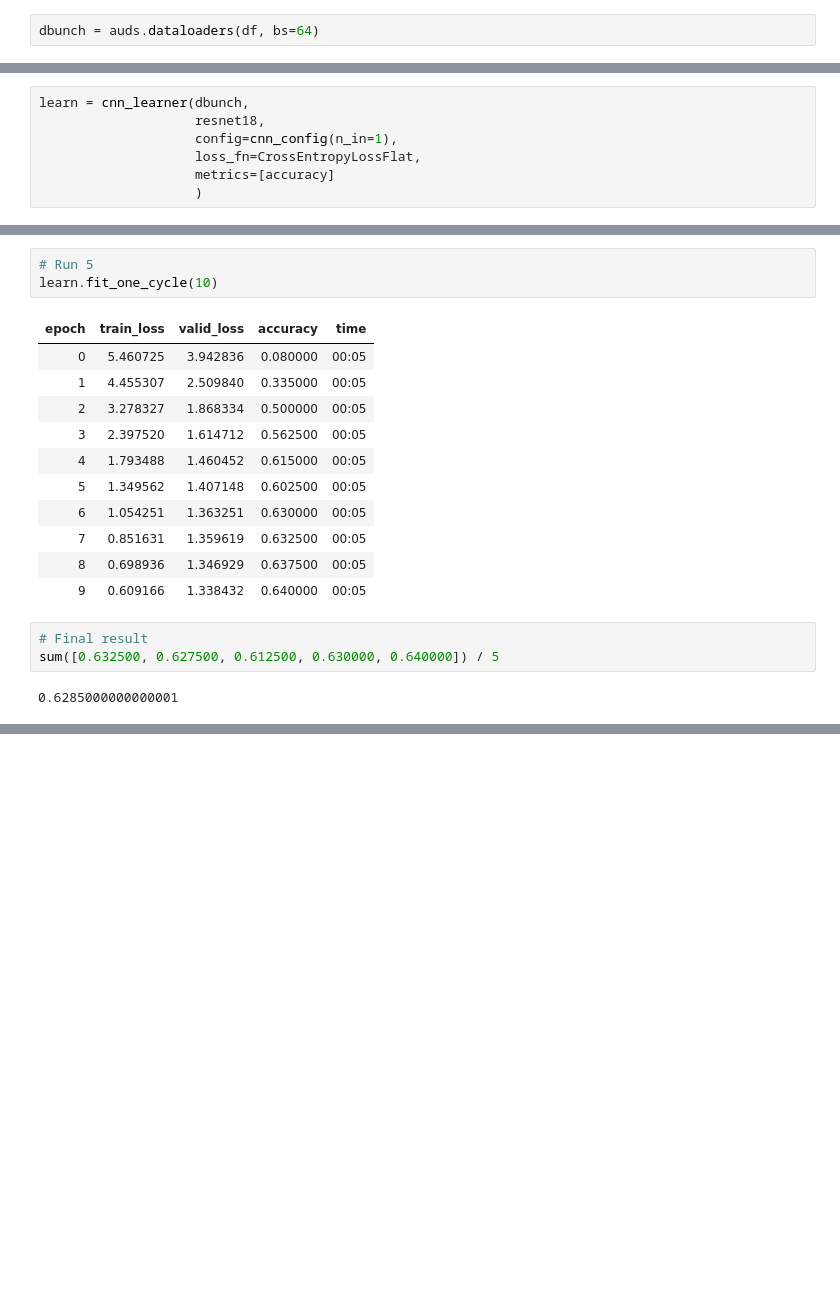
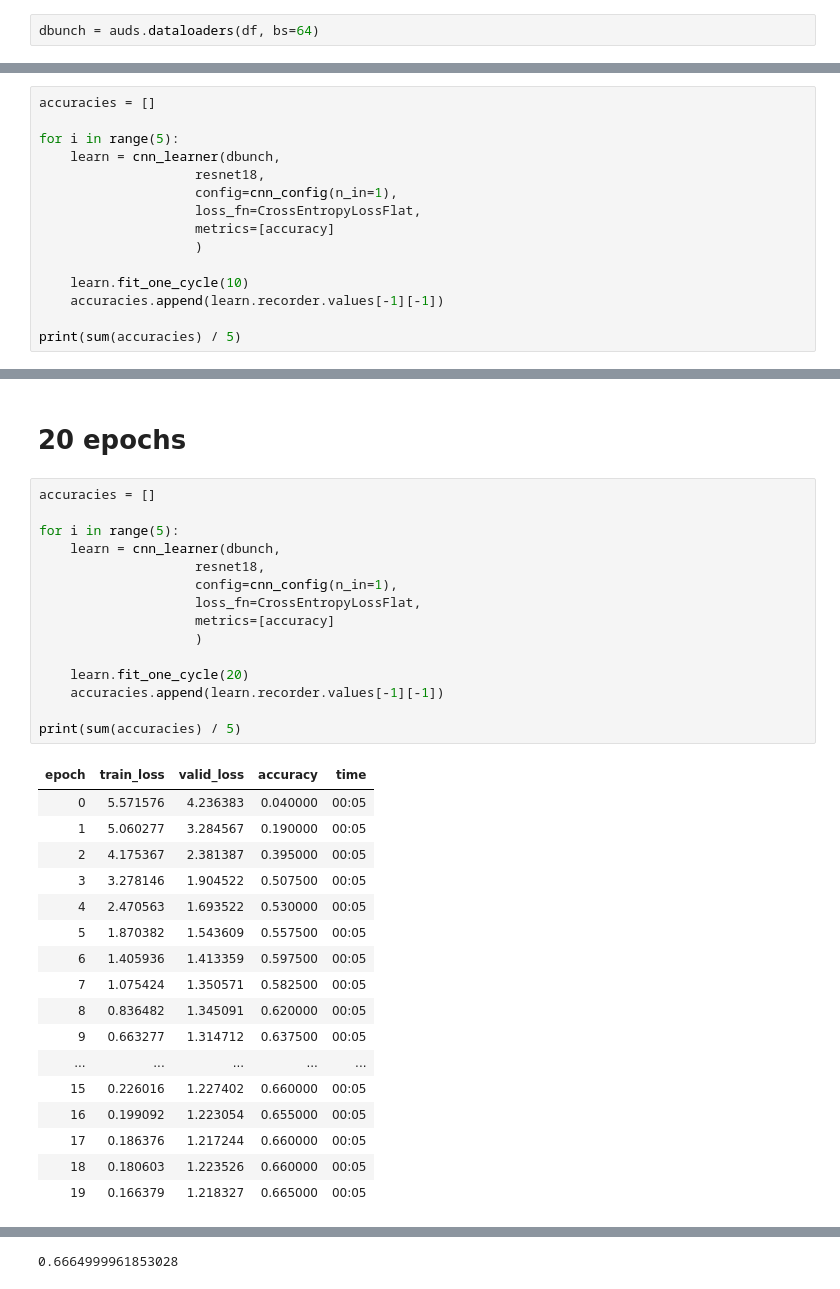
Before and after one commit to fastaudio/Audio-Competition, a Jupyter notebook: ESC-50-baseline-1Fold.ipynb, the cells around one changed output, grey strips where cells are left out. Saved outputs shown, nothing was run; the diff lists cells and outputs as text; blank space fills up the shorter version.

```diff
--- a/ESC-50-baseline-1Fold.ipynb
+++ b/ESC-50-baseline-1Fold.ipynb
@@ -71,7 +73,15 @@ dbunch.show_batch(figsize=(10, 5))
 # %%
-learn = cnn_learner(dbunch,
+accuracies = []
+
+for i in range(5):
+    learn = cnn_learner(dbunch,
                     resnet18,
                     config=cnn_config(n_in=1),
                     loss_fn=CrossEntropyLossFlat,
                     metrics=[accuracy]
                     )
+
+    learn.fit_one_cycle(10)
+    accuracies.append(learn.recorder.values[-1][-1])
+
+print(sum(accuracies) / 5)
@@ -138,20 +145,35 @@ learn.fit_one_cycle(10)
-# %%
-# Run 5
-learn.fit_one_cycle(10)
-# %% [output]
-| epoch | train_loss | valid_loss | accuracy | time |
-| 0 | 5.460725 | 3.942836 | 0.080000 | 00:05 |
-| 1 | 4.455307 | 2.509840 | 0.335000 | 00:05 |
-| 2 | 3.278327 | 1.868334 | 0.500000 | 00:05 |
-| 3 | 2.397520 | 1.614712 | 0.562500 | 00:05 |
-| 4 | 1.793488 | 1.460452 | 0.615000 | 00:05 |
-| 5 | 1.349562 | 1.407148 | 0.602500 | 00:05 |
-| 6 | 1.054251 | 1.363251 | 0.630000 | 00:05 |
-| 7 | 0.851631 | 1.359619 | 0.632500 | 00:05 |
-| 8 | 0.698936 | 1.346929 | 0.637500 | 00:05 |
-| 9 | 0.609166 | 1.338432 | 0.640000 | 00:05 |
-# %%
-# Final result
-sum([0.632500, 0.627500, 0.612500, 0.630000, 0.640000]) / 5
-# %% [output]
-0.6285000000000001
+# %% [markdown]
+# 20 epochs
+# %%
+accuracies = []
+
+for i in range(5):
+    learn = cnn_learner(dbunch,
+                    resnet18,
+                    config=cnn_config(n_in=1),
+                    loss_fn=CrossEntropyLossFlat,
+                    metrics=[accuracy]
+                    )
+
+    learn.fit_one_cycle(20)
+    accuracies.append(learn.recorder.values[-1][-1])
+
+print(sum(accuracies) / 5)
+# %% [output]
+| epoch | train_loss | valid_loss | accuracy | time |
+| 0 | 5.571576 | 4.236383 | 0.040000 | 00:05 |
+| 1 | 5.060277 | 3.284567 | 0.190000 | 00:05 |
+| 2 | 4.175367 | 2.381387 | 0.395000 | 00:05 |
+| 3 | 3.278146 | 1.904522 | 0.507500 | 00:05 |
+| 4 | 2.470563 | 1.693522 | 0.530000 | 00:05 |
+| 5 | 1.870382 | 1.543609 | 0.557500 | 00:05 |
+| 6 | 1.405936 | 1.413359 | 0.597500 | 00:05 |
+| 7 | 1.075424 | 1.350571 | 0.582500 | 00:05 |
+| 8 | 0.836482 | 1.345091 | 0.620000 | 00:05 |
+| 9 | 0.663277 | 1.314712 | 0.637500 | 00:05 |
+| ... | ... | ... | ... | ... |
+| 15 | 0.226016 | 1.227402 | 0.660000 | 00:05 |
+| 16 | 0.199092 | 1.223054 | 0.655000 | 00:05 |
+| 17 | 0.186376 | 1.217244 | 0.660000 | 00:05 |
+| 18 | 0.180603 | 1.223526 | 0.660000 | 00:05 |
+| 19 | 0.166379 | 1.218327 | 0.665000 | 00:05 |
@@ -157,0 +248 @@ sum([0.632500, 0.627500, 0.612500, 0.630000, 0.640000]) / 5
+0.6664999961853028
```
Also changed, not shown: parts of 8 cells of this notebook, 2 other files.
